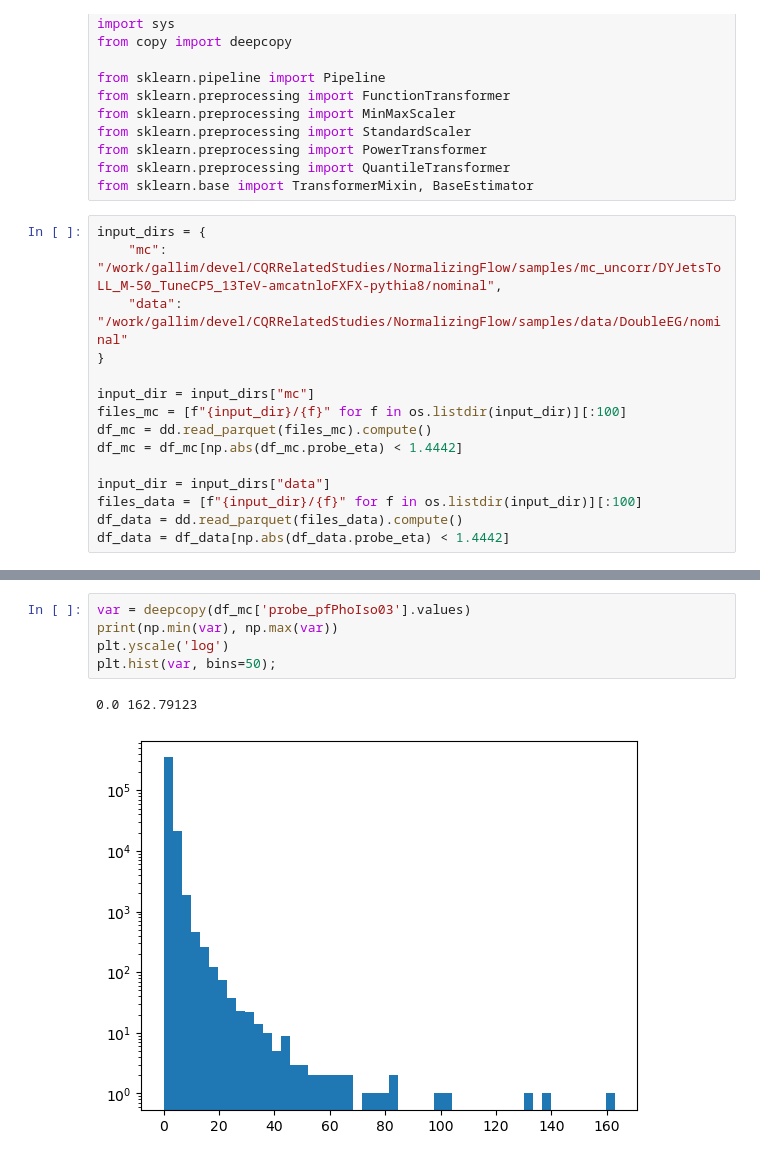
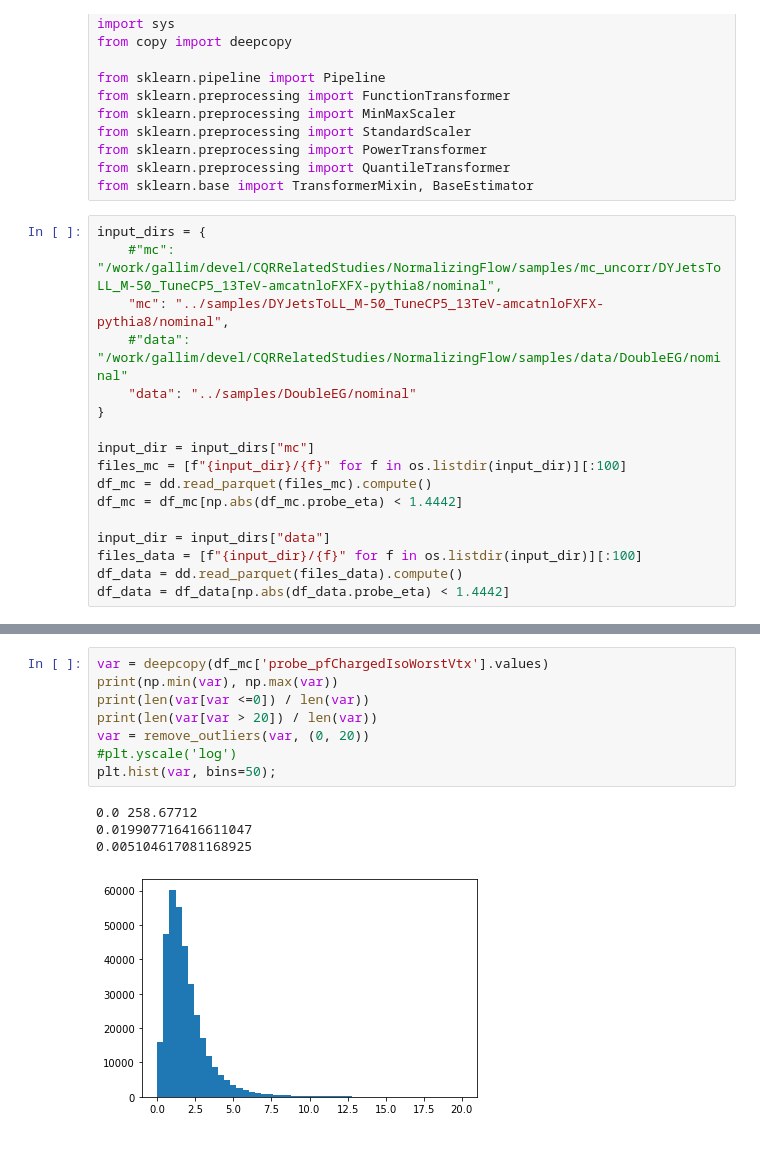
Before and after one commit to maxgalli/SSNF2, a Jupyter notebook: notebooks/study_transforms.ipynb, the cells around one changed output, grey strips where cells are left out. Drawn from its saved outputs; the diff is of its cells as text.

```diff
--- a/notebooks/study_transforms.ipynb
+++ b/notebooks/study_transforms.ipynb
@@ -16,8 +16,10 @@ from sklearn.preprocessing import QuantileTransformer
 from sklearn.base import TransformerMixin, BaseEstimator
 # %%
 input_dirs = {
-    "mc": "/work/gallim/devel/CQRRelatedStudies/NormalizingFlow/samples/mc_uncorr/DYJetsToLL_M-50_TuneCP5_13TeV-amcatnloFXFX-pythia8/nominal",
-    "data": "/work/gallim/devel/CQRRelatedStudies/NormalizingFlow/samples/data/DoubleEG/nominal"
+    #"mc": "/work/gallim/devel/CQRRelatedStudies/NormalizingFlow/samples/mc_uncorr/DYJetsToLL_M-50_TuneCP5_13TeV-amcatnloFXFX-pythia8/nominal",
+    "mc": "../samples/DYJetsToLL_M-50_TuneCP5_13TeV-amcatnloFXFX-pythia8/nominal",
+    #"data": "/work/gallim/devel/CQRRelatedStudies/NormalizingFlow/samples/data/DoubleEG/nominal"
+    "data": "../samples/DoubleEG/nominal"
 }
 
 input_dir = input_dirs["mc"]
@@ -181,8 +913,13 @@ class Displacer(TransformerMixin, BaseEstimator, MaskMixin):
 # %%
-var = deepcopy(df_mc['probe_pfPhoIso03'].values)
+var = deepcopy(df_mc['probe_pfChargedIsoWorstVtx'].values)
 print(np.min(var), np.max(var))
-plt.yscale('log')
+print(len(var[var <=0]) / len(var))
+print(len(var[var > 20]) / len(var))
+var = remove_outliers(var, (0, 20))
+#plt.yscale('log')
 plt.hist(var, bins=50);
 # %% [output]
-0.0 162.79123
+0.0 258.67712
+0.019907716416611047
+0.005104617081168925
-[figure, old version]
+[figure, new version]
```
Also changed, not shown: parts of 37 cells of this notebook, 1 other file.
